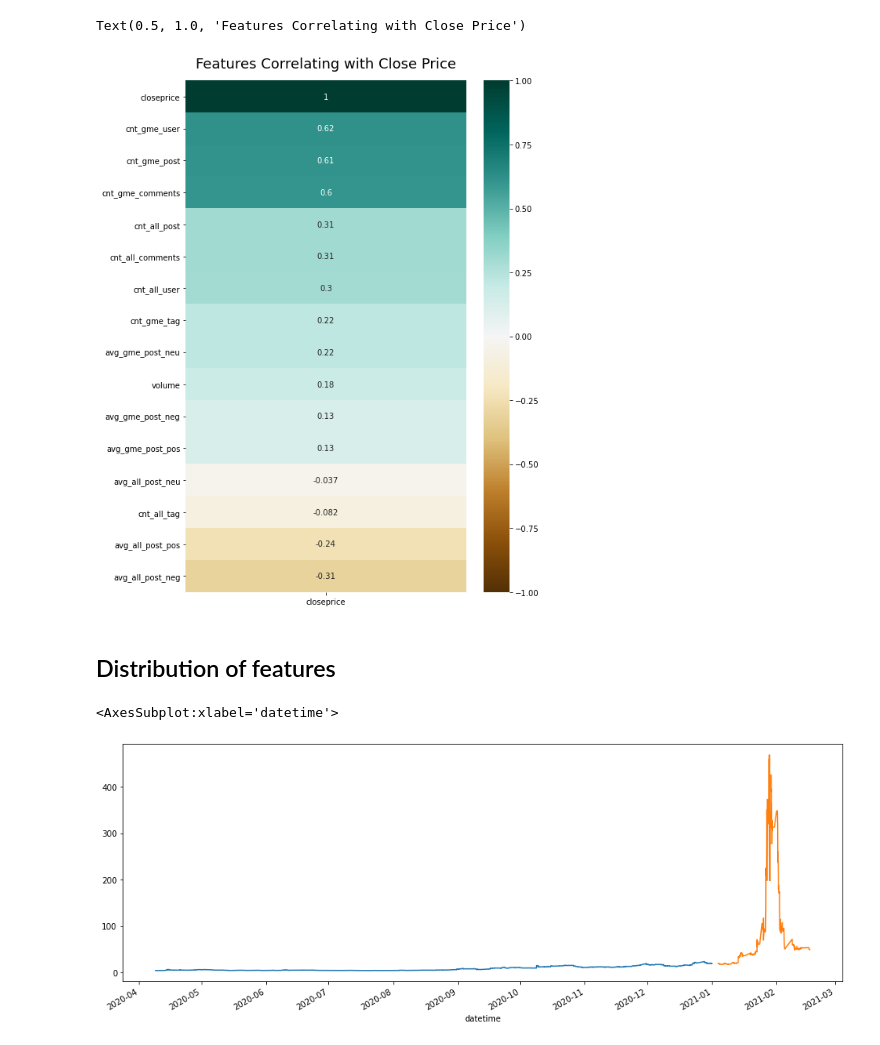
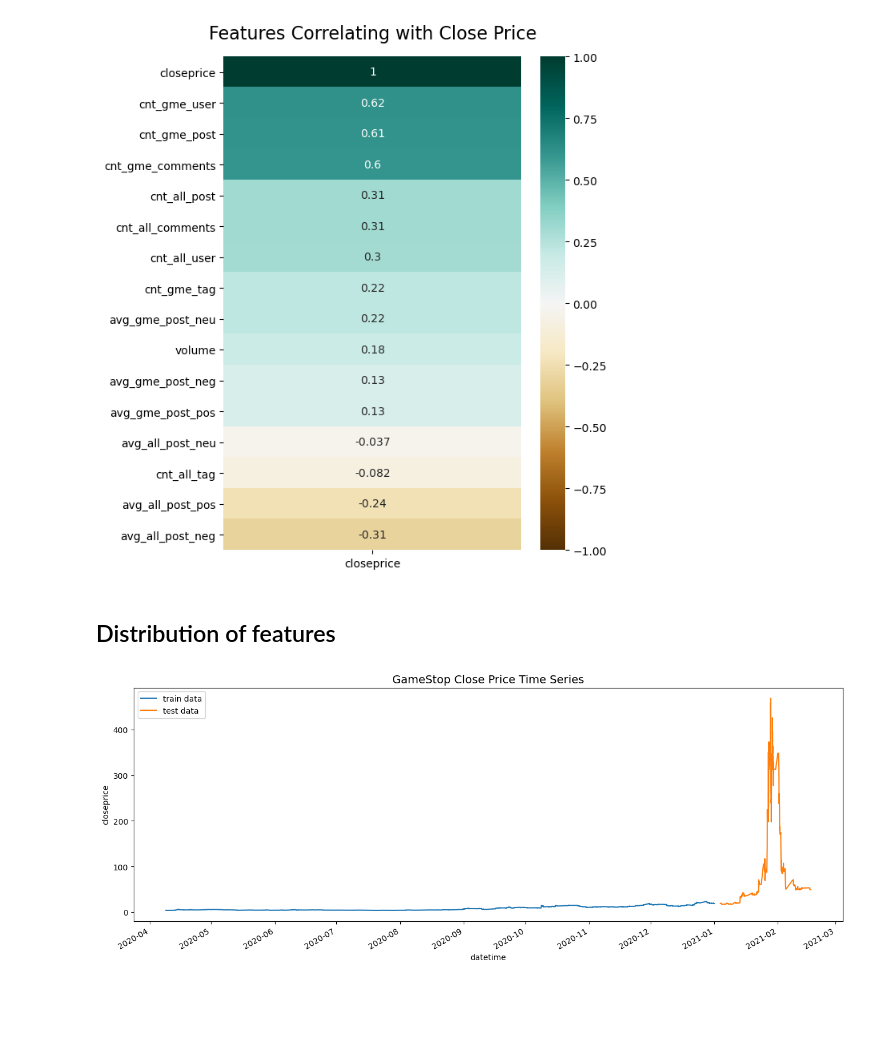
Before and after one commit to brijow/foobar-gamestop, a Jupyter notebook: notebooks/data-mining.ipynb, the cells around one changed output. Cells and saved outputs as stored; diff of their text form; code cells hidden in the pictures; blank space fills up the shorter version.

Commit message:
figures are created and saved

```diff
--- a/notebooks/data-mining.ipynb
+++ b/notebooks/data-mining.ipynb
@@ -40,12 +40,16 @@ heatmap.set_title('Triangle Correlation Heatmap', fontdict={'fontsize':18}, pad=
 Text(0.5, 1.0, 'Triangle Correlation Heatmap')
 [figure]
 # %%
-plt.figure(figsize=(8, 12))
+plt.figure(figsize=(6, 8))
+plt.style.use('default')
 heatmap = sns.heatmap(corr_matrix[['closeprice']].sort_values(by='closeprice', ascending=False), vmin=-1, vmax=1, annot=True, cmap='BrBG')
-heatmap.set_title('Features Correlating with Close Price', fontdict={'fontsize':18}, pad=16)
+heatmap.set_title('Features Correlating with Close Price', fontdict={'fontsize':16}, pad=16)
+
+if not os.path.isdir('figures'):
+    os.mkdir('figures')
+plt.savefig("figures/features-corr.pdf",dpi=300, bbox_inches='tight')
 # %% [output]
-Text(0.5, 1.0, 'Features Correlating with Close Price')
-[figure, old version]
+[figure, new version]
 # %% [markdown]
 ## Distribution of features
 # %%
@@ -99,11 +103,17 @@ test_df = test_org_df[feature_label_cols]
 # %%
 # close price for train and test datasets
 plt.figure(figsize=(16, 6))
-train_df[label_cols].plot()
-test_df[label_cols].plot()
+train_df[label_cols].plot(label="train data")
+test_df[label_cols].plot(label="test data")
+plt.title('GameStop Close Price Time Series', fontsize=14)
+plt.ylabel(label_cols)
+plt.legend()
+
+if not os.path.isdir('figures'):
+    os.mkdir('figures')
+plt.savefig("figures/time-series-label.pdf",dpi=300, bbox_inches='tight')
 # %% [output]
-<AxesSubplot:xlabel='datetime'>
-[figure, old version]
+[figure, new version]
 # %%
 # Visualize the ditribution of the features in the train dataset
 df_std = (train_df - train_df.mean()) / train_df.std()
```
Also changed, not shown: parts of 2 cells of this notebook, 7 other files.
